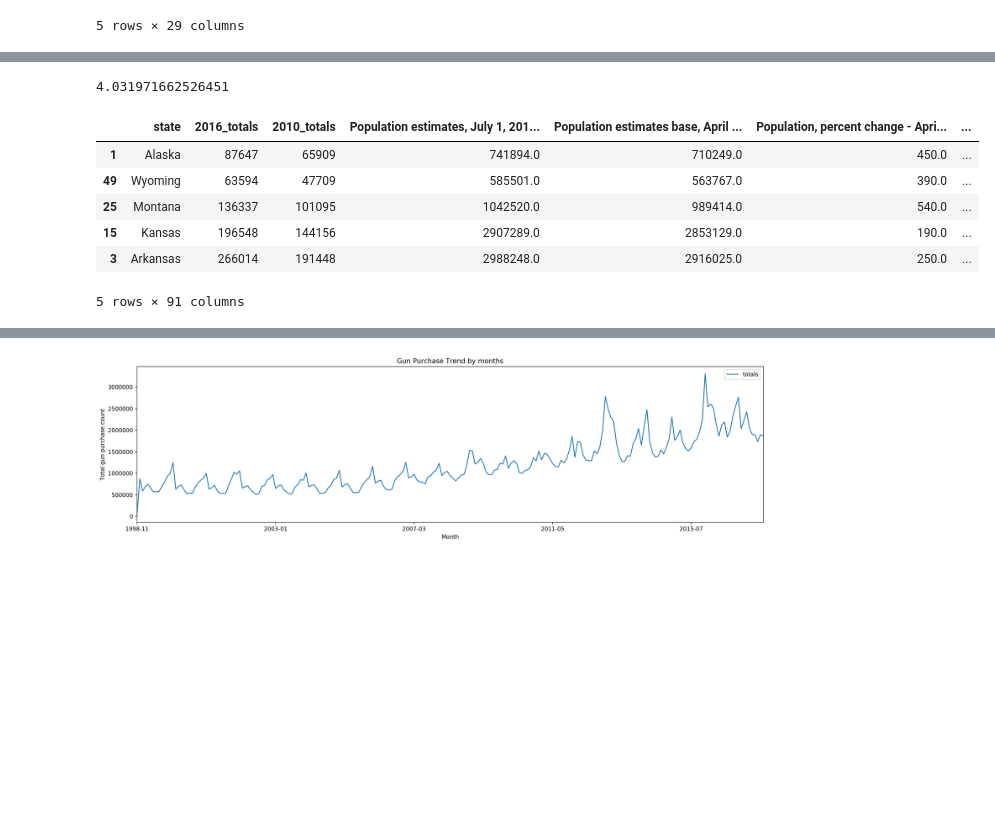
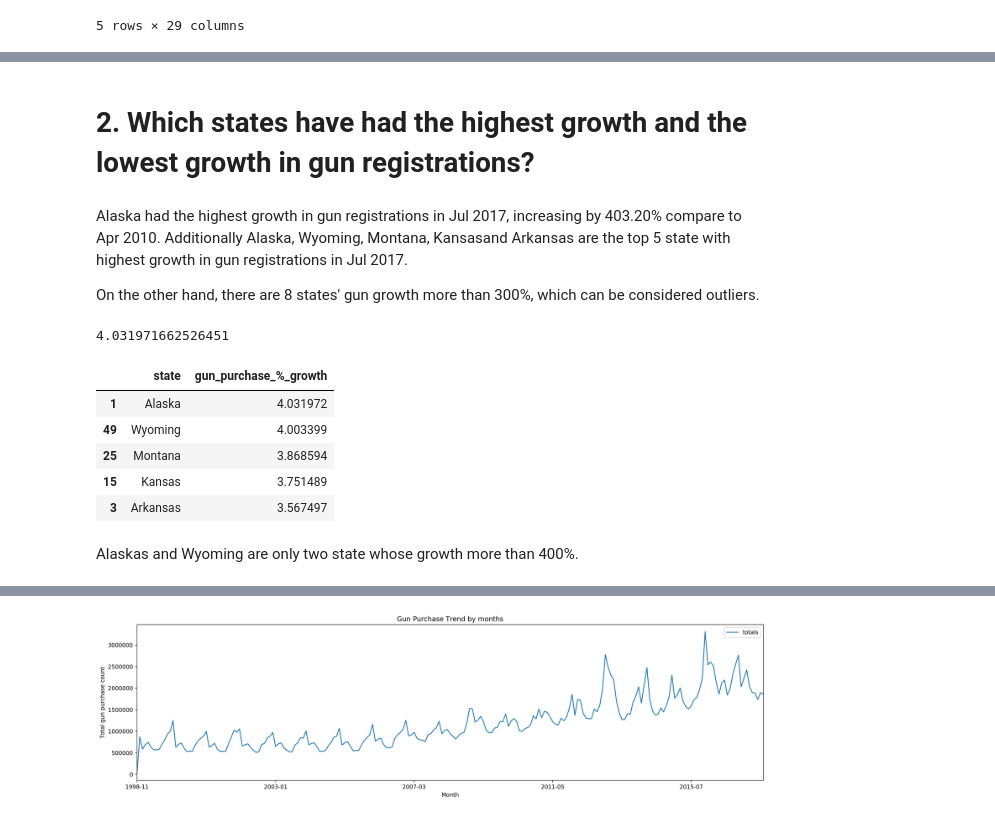
Before and after one commit to abhinav3/FBI-Gun-Data-Analysis, a Jupyter notebook: FBI-NICS-DATA-ANALYSATION.ipynb, the cells around one changed output, grey strips where cells are left out. Drawn from its saved outputs; the diff is of its cells as text; code cells hidden in the pictures; blank space fills up the shorter version.

```diff
--- a/FBI-NICS-DATA-ANALYSATION.ipynb
+++ b/FBI-NICS-DATA-ANALYSATION.ipynb
@@ -311 +365,8 @@ TypeError: argument of type 'float' is not iterable
+# %% [markdown]
+# 2. Which states have had the highest growth and the lowest growth in gun registrations?
+# %% [markdown]
+Alaska had the highest growth in gun registrations in Jul 2017, increasing by 403.20% compare to Apr 2010.
+Additionally Alaska, Wyoming, Montana, Kansasand Arkansas are the top 5 state with highest growth in gun registrations in Jul 2017.
+
+On the other hand, there are 8 states' gun growth more than 300%, which can be considered outliers.
 # %%
@@ -317,13 +379,14 @@ result['gun_purchase_%_growth'].max() # the result of the biggest growth perenta
 # %% [output]
 4.031971662526451
 # %%
-#List Top 5 rows by gun growth rate descending
-result.nlargest(5,'gun_purchase_%_growth')
+# Listing Top 5 rows by gun growth rate descending
+result.nlargest(5,'gun_purchase_%_growth')[['state','gun_purchase_%_growth']]
 # %% [output]
-|  | state | 2016_totals | 2010_totals | Population estimates, July 1, 201... | Population estimates base, April ... | Population, percent change - Apri... | ... |
-| 1 | Alaska | 87647 | 65909 | 741894.0 | 710249.0 | 450.0 | ... |
-| 49 | Wyoming | 63594 | 47709 | 585501.0 | 563767.0 | 390.0 | ... |
-| 25 | Montana | 136337 | 101095 | 1042520.0 | 989414.0 | 540.0 | ... |
-| 15 | Kansas | 196548 | 144156 | 2907289.0 | 2853129.0 | 190.0 | ... |
-| 3 | Arkansas | 266014 | 191448 | 2988248.0 | 2916025.0 | 250.0 | ... |
+|  | state | gun_purchase_%_growth |
+| 1 | Alaska | 4.031972 |
+| 49 | Wyoming | 4.003399 |
+| 25 | Montana | 3.868594 |
+| 15 | Kansas | 3.751489 |
+| 3 | Arkansas | 3.567497 |
-5 rows × 91 columns
+# %% [markdown]
+Alaskas and Wyoming are only two state whose growth more than 400%.
```
Also changed, not shown: parts of 67 cells of this notebook.
